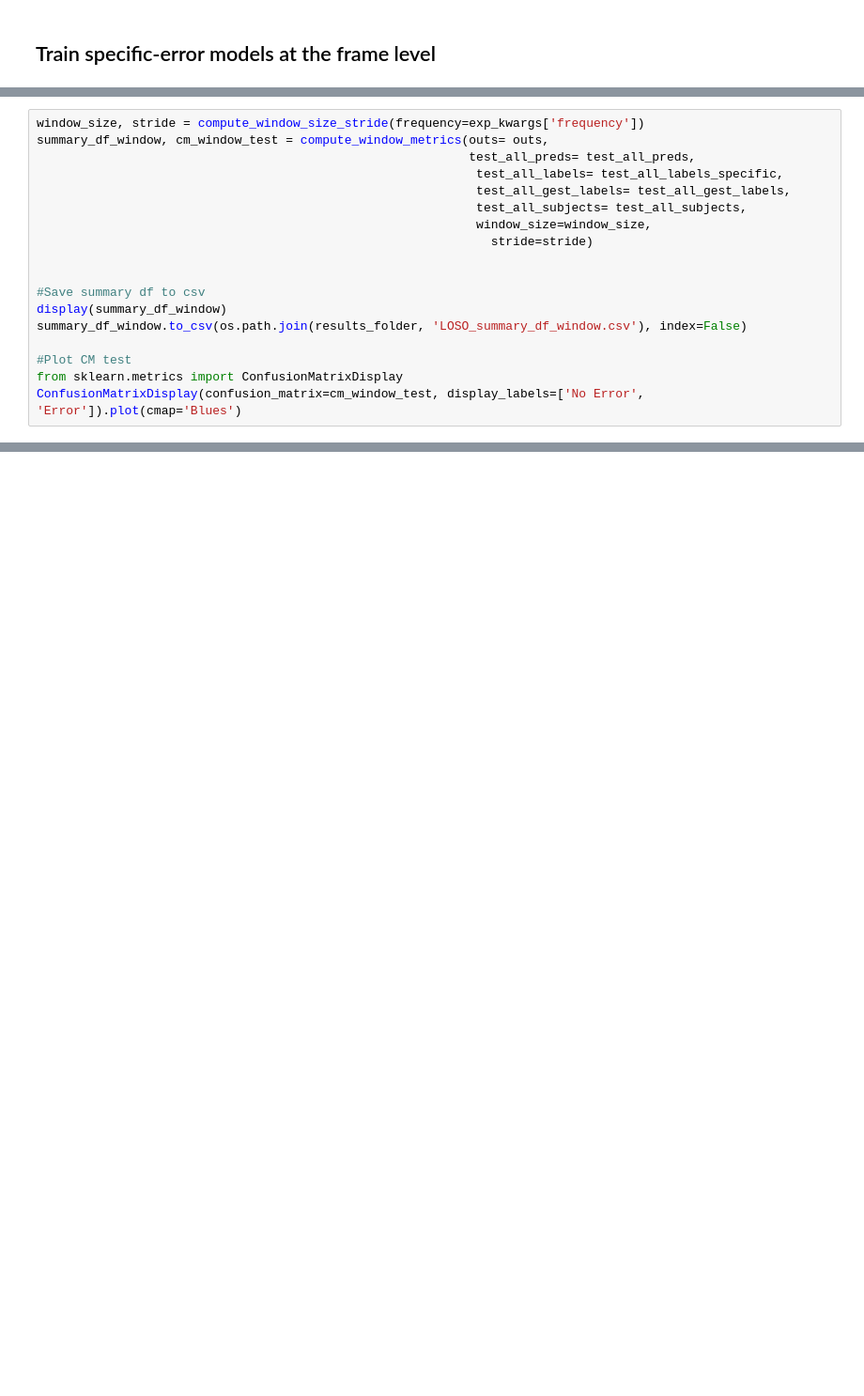
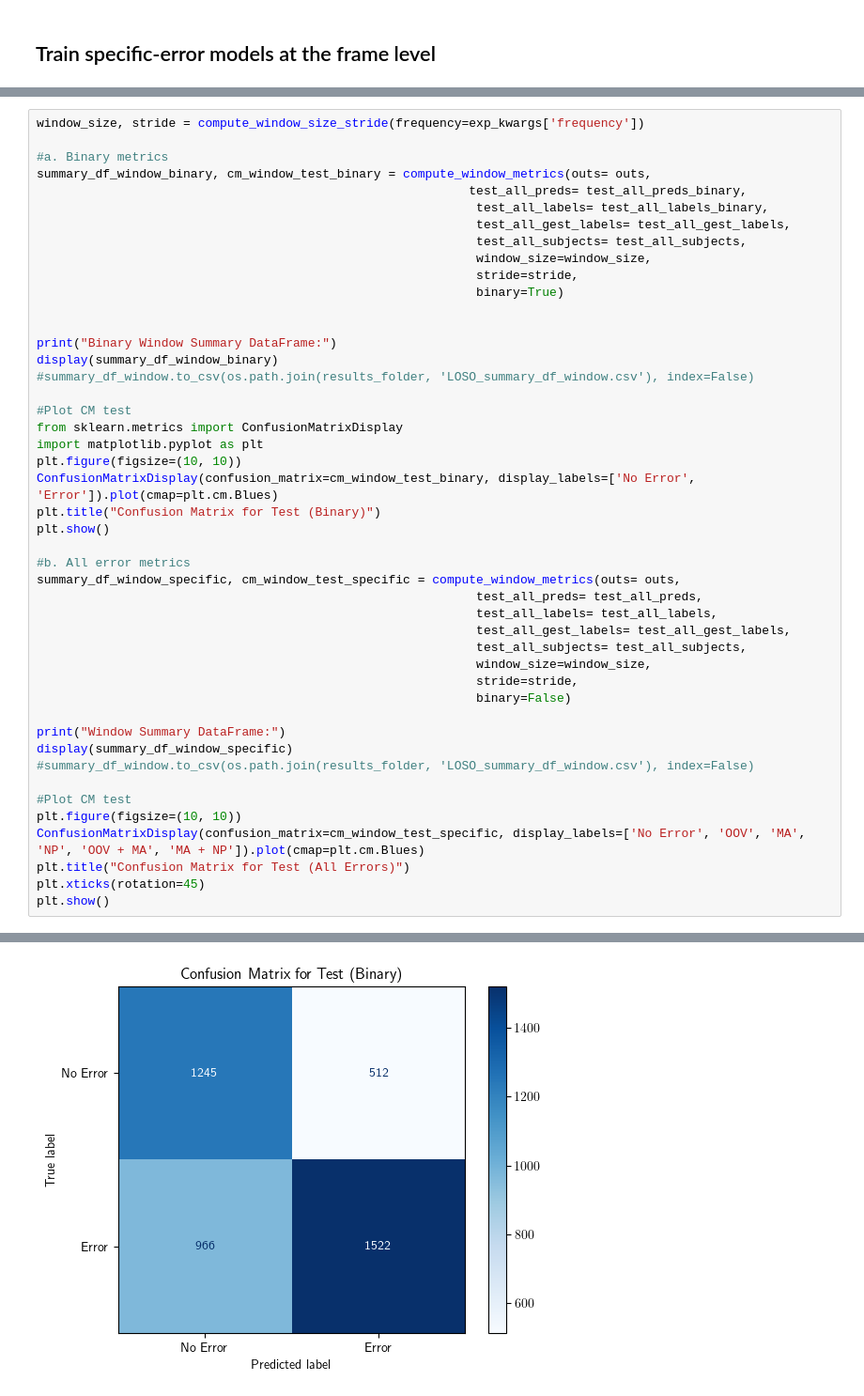
Before and after one commit to GonzaloPlaaza/Multimodal-Error-Detection, a Jupyter notebook: train_frame_specific_error.ipynb, the cells around one changed output, grey strips where cells are left out. Shown: that part at 94% size. Cells and saved outputs as stored; diff of their text form; blank space fills up the shorter version.

```diff
--- a/train_frame_specific_error.ipynb
+++ b/train_frame_specific_error.ipynb
@@ -388,18 +471,47 @@ plot_cm(LOSO_cm_train = LOSO_cm_train, LOSO_cm_test= LOSO_cm_test, exp_kwargs=ex
 # %%
 window_size, stride = compute_window_size_stride(frequency=exp_kwargs['frequency'])
-summary_df_window, cm_window_test = compute_window_metrics(outs= outs,
-                                                           test_all_preds= test_all_preds,
-                                                            test_all_labels= test_all_labels_specific,
+
+#a. Binary metrics
+summary_df_window_binary, cm_window_test_binary = compute_window_metrics(outs= outs,
+                                                           test_all_preds= test_all_preds_binary,
+                                                            test_all_labels= test_all_labels_binary,
                                                             test_all_gest_labels= test_all_gest_labels,
                                                             test_all_subjects= test_all_subjects,
                                                             window_size=window_size,
-                                                              stride=stride)
+                                                            stride=stride,
+                                                            binary=True)
 
 
-#Save summary df to csv
-display(summary_df_window)
-summary_df_window.to_csv(os.path.join(results_folder, 'LOSO_summary_df_window.csv'), index=False)
+print("Binary Window Summary DataFrame:")
+display(summary_df_window_binary)
+#summary_df_window.to_csv(os.path.join(results_folder, 'LOSO_summary_df_window.csv'), index=False)
 
 #Plot CM test
 from sklearn.metrics import ConfusionMatrixDisplay
-ConfusionMatrixDisplay(confusion_matrix=cm_window_test, display_labels=['No Error', 'Error']).plot(cmap='Blues')
+import matplotlib.pyplot as plt
+plt.figure(figsize=(10, 10))
+ConfusionMatrixDisplay(confusion_matrix=cm_window_test_binary, display_labels=['No Error', 'Error']).plot(cmap=plt.cm.Blues)
+plt.title("Confusion Matrix for Test (Binary)")
+plt.show()
+
+#b. All error metrics
+summary_df_window_specific, cm_window_test_specific = compute_window_metrics(outs= outs,
+                                                            test_all_preds= test_all_preds,
+                                                            test_all_labels= test_all_labels,
+                                                            test_all_gest_labels= test_all_gest_labels,
+                                                            test_all_subjects= test_all_subjects,
+                                                            window_size=window_size,
+                                                            stride=stride,
+                                                            binary=False)
+
+print("Window Summary DataFrame:")
+display(summary_df_window_specific)
+#summary_df_window.to_csv(os.path.join(results_folder, 'LOSO_summary_df_window.csv'), index=False)
+
+#Plot CM test
+plt.figure(figsize=(10, 10))
+ConfusionMatrixDisplay(confusion_matrix=cm_window_test_specific, display_labels=['No Error', 'OOV', 'MA', 'NP', 'OOV + MA', 'MA + NP']).plot(cmap=plt.cm.Blues)
+plt.title("Confusion Matrix for Test (All Errors)")
+plt.xticks(rotation=45)
+plt.show()
+# %% [output]
@@ -405,0 +522 @@ ConfusionMatrixDisplay(confusion_matrix=cm_window_test, display_labels=['No Erro
+[figure, added]
```
Also changed, not shown: parts of 6 cells of this notebook, 23 other files.
